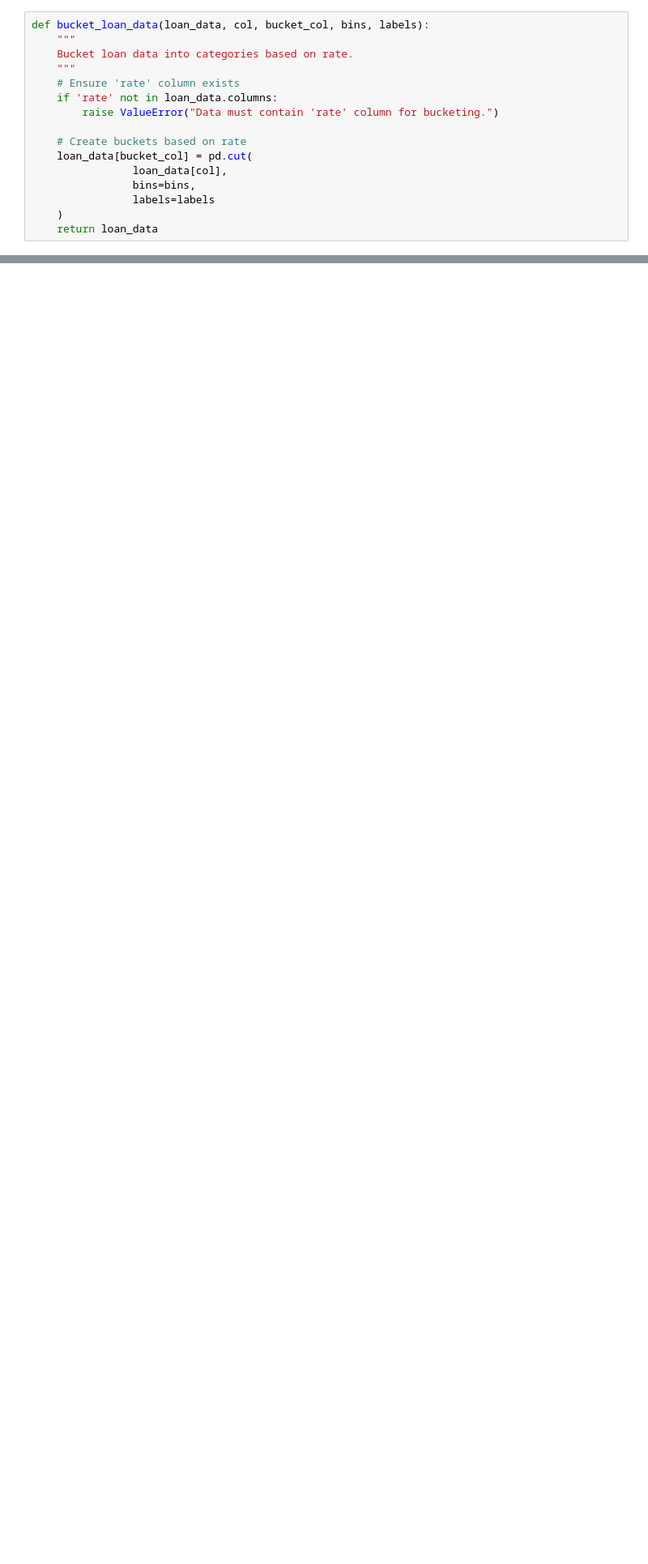
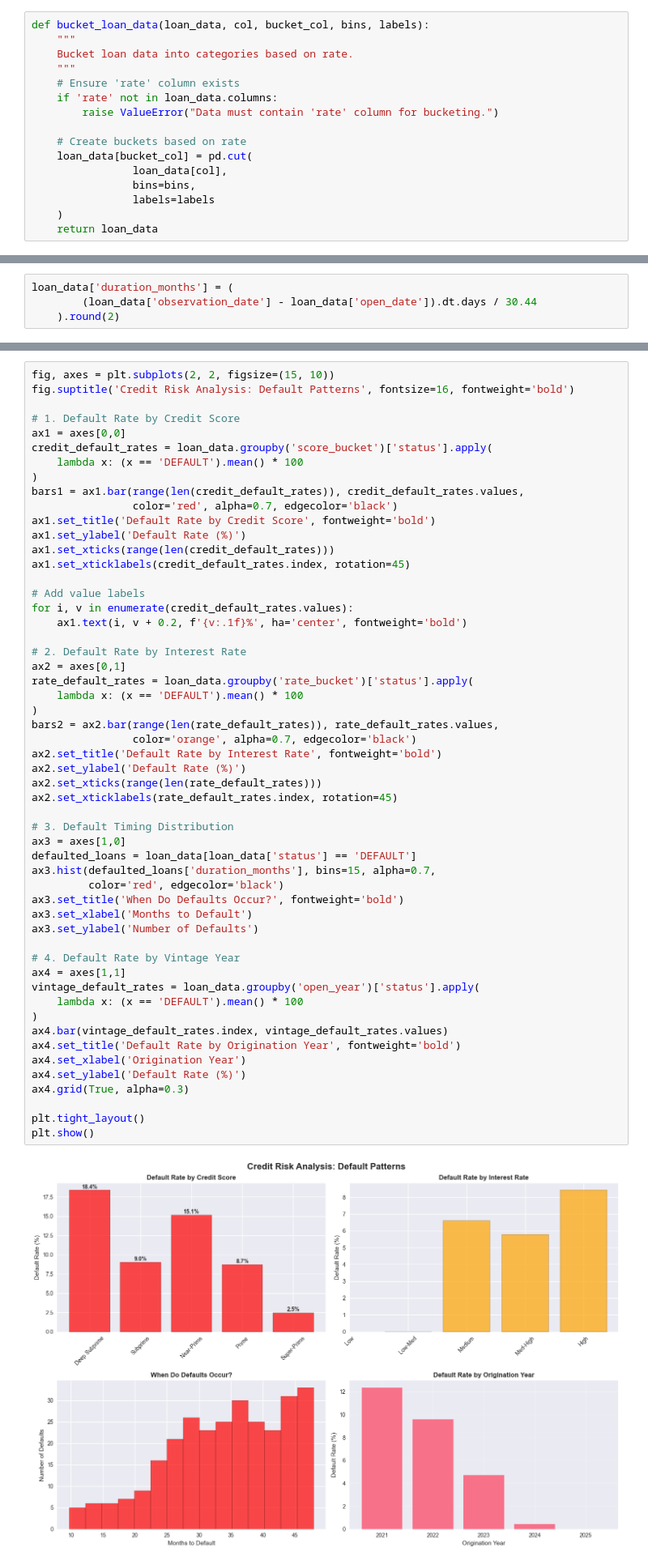
Before and after one commit to imoore99/SURVIVAL_RATE_ANALYSIS, a Jupyter notebook: SURVIVAL_RATE_ANALYSIS.ipynb, the cells around one changed output, grey strips where cells are left out. Shown at 81% size. Cells and saved outputs as stored; diff of their text form; blank space fills up the shorter version.

```diff
--- a/SURVIVAL_RATE_ANALYSIS.ipynb
+++ b/SURVIVAL_RATE_ANALYSIS.ipynb
@@ -262,0 +261,4 @@ loan_data
+# %%
+loan_data['duration_months'] = (
+        (loan_data['observation_date'] - loan_data['open_date']).dt.days / 30.44
+    ).round(2)
@@ -262,0 +346,56 @@ loan_data
+# %%
+fig, axes = plt.subplots(2, 2, figsize=(15, 10))
+fig.suptitle('Credit Risk Analysis: Default Patterns', fontsize=16, fontweight='bold')
+
+# 1. Default Rate by Credit Score
+ax1 = axes[0,0]
+credit_default_rates = loan_data.groupby('score_bucket')['status'].apply(
+    lambda x: (x == 'DEFAULT').mean() * 100
+)
+bars1 = ax1.bar(range(len(credit_default_rates)), credit_default_rates.values,
+                color='red', alpha=0.7, edgecolor='black')
+ax1.set_title('Default Rate by Credit Score', fontweight='bold')
+ax1.set_ylabel('Default Rate (%)')
+ax1.set_xticks(range(len(credit_default_rates)))
+ax1.set_xticklabels(credit_default_rates.index, rotation=45)
+
+# Add value labels
+for i, v in enumerate(credit_default_rates.values):
+    ax1.text(i, v + 0.2, f'{v:.1f}%', ha='center', fontweight='bold')
+
+# 2. Default Rate by Interest Rate
+ax2 = axes[0,1]
+rate_default_rates = loan_data.groupby('rate_bucket')['status'].apply(
+    lambda x: (x == 'DEFAULT').mean() * 100
+)
+bars2 = ax2.bar(range(len(rate_default_rates)), rate_default_rates.values,
+                color='orange', alpha=0.7, edgecolor='black')
+ax2.set_title('Default Rate by Interest Rate', fontweight='bold')
+ax2.set_ylabel('Default Rate (%)')
+ax2.set_xticks(range(len(rate_default_rates)))
+ax2.set_xticklabels(rate_default_rates.index, rotation=45)
+
+# 3. Default Timing Distribution
+ax3 = axes[1,0]
+defaulted_loans = loan_data[loan_data['status'] == 'DEFAULT']
+ax3.hist(defaulted_loans['duration_months'], bins=15, alpha=0.7,
+         color='red', edgecolor='black')
+ax3.set_title('When Do Defaults Occur?', fontweight='bold')
+ax3.set_xlabel('Months to Default')
+ax3.set_ylabel('Number of Defaults')
+
+# 4. Default Rate by Vintage Year
+ax4 = axes[1,1]
+vintage_default_rates = loan_data.groupby('open_year')['status'].apply(
+    lambda x: (x == 'DEFAULT').mean() * 100
+)
+ax4.bar(vintage_default_rates.index, vintage_default_rates.values)
+ax4.set_title('Default Rate by Origination Year', fontweight='bold')
+ax4.set_xlabel('Origination Year')
+ax4.set_ylabel('Default Rate (%)')
+ax4.grid(True, alpha=0.3)
+
+plt.tight_layout()
+plt.show()
+# %% [output]
+[figure, added]
```
Also changed, not shown: parts of 46 cells of this notebook, 3 other files.
